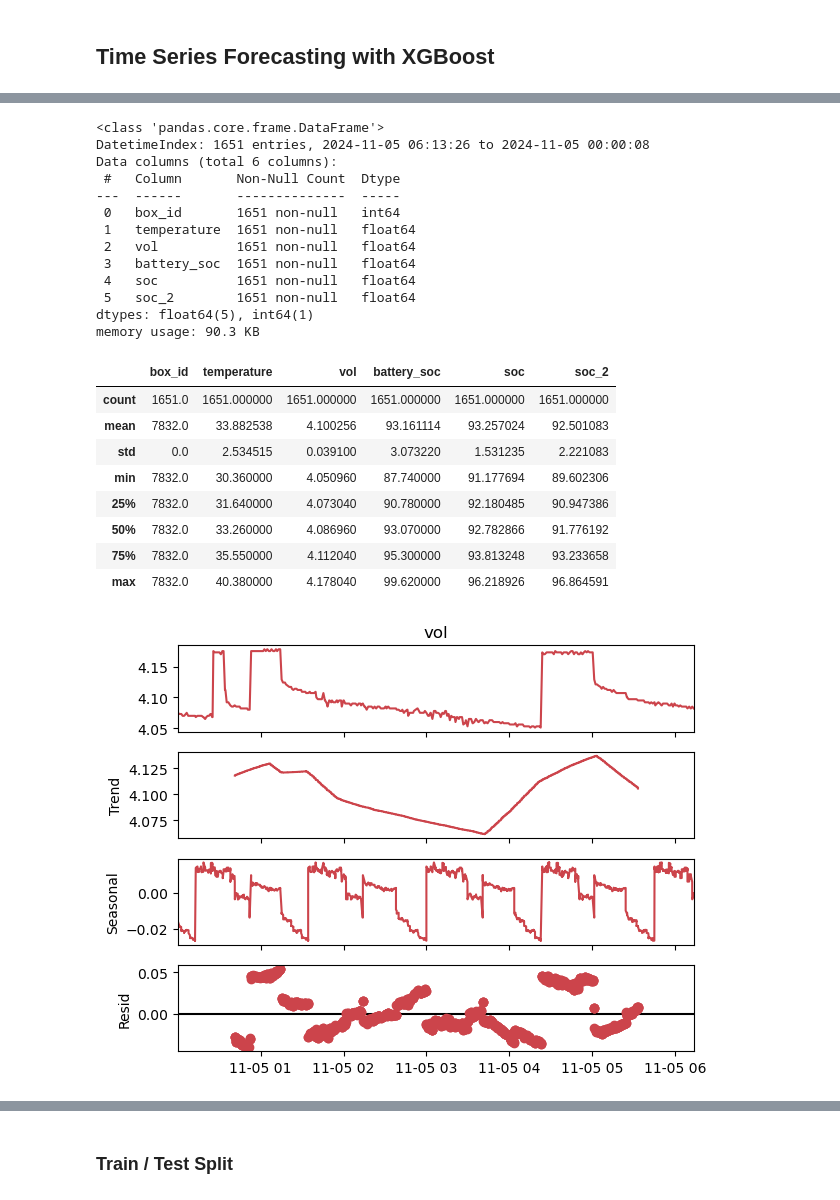
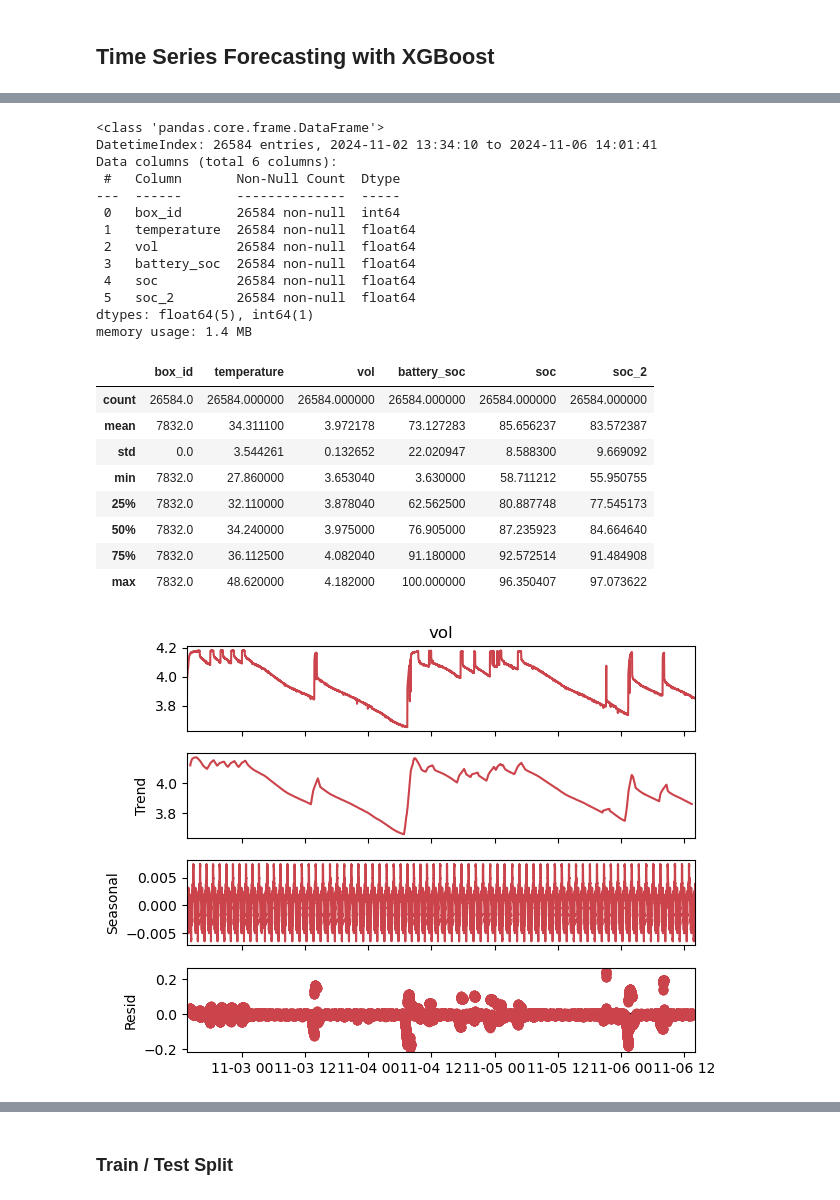
Before and after one commit to aenodehi/Time_Series_Track, a Jupyter notebook: TimeSeriesTrack_XGB.ipynb, the cells around one changed output, grey strips where cells are left out. Cells and saved outputs as stored; diff of their text form; code cells hidden in the pictures.

```diff
--- a/TimeSeriesTrack_XGB.ipynb
+++ b/TimeSeriesTrack_XGB.ipynb
@@ -73,11 +73,11 @@ def normalize(voltage):
 max_vol = 4.2
 min_vol = 3
 
-df_7832 = (df_7832
+df = (df_0
       .assign(vol=lambda x: x['v_bat'].apply(calculate_vol))
       .assign(Vnormalized=lambda x: x['vol'].apply(normalize))
       .assign(soc=lambda x: x['Vnormalized'].apply(calculate_soc))
       .assign(soc_2=lambda x: x['Vnormalized'].apply(calculate_soc_2)))
-df_7832.head()
+df.head()
 # %% [output]
 |  | v_bat | battery_soc | temperature | box_id | event_time | vol | Vnormalized | soc | soc_2 |
@@ -88,0 +102,3 @@ df_7832.head()
+# %%
+df = df.set_index('event_time')
+df.head()
@@ -89 +113,3 @@ df_7832.head()
+# %%
+df = df[['box_id', 'temperature', 'vol', 'battery_soc', 'soc', 'soc_2']]
 # %%
@@ -121,8 +135,8 @@ df_7832.head()
 # %%
-df_7832.index = pd.to_datetime(df_7832.index)
-# df_7832.sort_values('event_time', ascending=)
-df_7832.sort_index(inplace=True)
-df_7832.head()
+df.index = pd.to_datetime(df.index)
+# df.sort_values('event_time', ascending=True)
+df.sort_index(inplace=True)
+df.head()
 # %% [output]
 |  | box_id | temperature | vol | battery_soc | soc | soc_2 |
 | event_time |  |  |  |  |  |  |
@@ -134,31 +158,31 @@ df_7832.head()
 # %%
-df_7832.info()
+df.info()
 # %% [output]
 <class 'pandas.core.frame.DataFrame'>
-DatetimeIndex: 1651 entries, 2024-11-05 06:13:26 to 2024-11-05 00:00:08
+DatetimeIndex: 26584 entries, 2024-11-02 13:34:10 to 2024-11-06 14:01:41
 Data columns (total 6 columns):
  #   Column       Non-Null Count  Dtype
 ---  ------       --------------  -----
- 0   box_id       1651 non-null   int64
- 1   temperature  1651 non-null   float64
- 2   vol          1651 non-null   float64
- 3   battery_soc  1651 non-null   float64
- 4   soc          1651 non-null   float64
- 5   soc_2        1651 non-null   float64
+ 0   box_id       26584 non-null  int64
+ 1   temperature  26584 non-null  float64
+ 2   vol          26584 non-null  float64
+ 3   battery_soc  26584 non-null  float64
+ 4   soc          26584 non-null  float64
+ 5   soc_2        26584 non-null  float64
 dtypes: float64(5), int64(1)
-memory usage: 90.3 KB
+memory usage: 1.4 MB
 # %%
-df_7832.describe()
+df.describe()
 # %% [output]
 |  | box_id | temperature | vol | battery_soc | soc | soc_2 |
-| count | 1651.0 | 1651.000000 | 1651.000000 | 1651.000000 | 1651.000000 | 1651.000000 |
-| mean | 7832.0 | 33.882538 | 4.100256 | 93.161114 | 93.257024 | 92.501083 |
-| std | 0.0 | 2.534515 | 0.039100 | 3.073220 | 1.531235 | 2.221083 |
-| min | 7832.0 | 30.360000 | 4.050960 | 87.740000 | 91.177694 | 89.602306 |
-| 25% | 7832.0 | 31.640000 | 4.073040 | 90.780000 | 92.180485 | 90.947386 |
-| 50% | 7832.0 | 33.260000 | 4.086960 | 93.070000 | 92.782866 | 91.776192 |
-| 75% | 7832.0 | 35.550000 | 4.112040 | 95.300000 | 93.813248 | 93.233658 |
-| max | 7832.0 | 40.380000 | 4.178040 | 99.620000 | 96.218926 | 96.864591 |
+| count | 26584.0 | 26584.000000 | 26584.000000 | 26584.000000 | 26584.000000 | 26584.000000 |
+| mean | 7832.0 | 34.311100 | 3.972178 | 73.127283 | 85.656237 | 83.572387 |
+| std | 0.0 | 3.544261 | 0.132652 | 22.020947 | 8.588300 | 9.669092 |
+| min | 7832.0 | 27.860000 | 3.653040 | 3.630000 | 58.711212 | 55.950755 |
+| 25% | 7832.0 | 32.110000 | 3.878040 | 62.562500 | 80.887748 | 77.545173 |
+| 50% | 7832.0 | 34.240000 | 3.975000 | 76.905000 | 87.235923 | 84.664640 |
+| 75% | 7832.0 | 36.112500 | 4.082040 | 91.180000 | 92.572514 | 91.484908 |
+| max | 7832.0 | 48.620000 | 4.182000 | 100.000000 | 96.350407 | 97.073622 |
 # %%
 import matplotlib
 import matplotlib.pyplot as plt
@@ -167,8 +191,8 @@ plt.rcParams['axes.prop_cycle'] = matplotlib.cycler(color=['#cc444b', '#e89005']
 # %%
 from statsmodels.tsa.seasonal import seasonal_decompose
 
-seasonal_decompose(df_7832['vol'], period=365).plot()
+seasonal_decompose(df['vol'], period=365).plot()
 plt.show()
 # %% [output]
-[figure, old version]
+[figure, new version]
 # %%
```
Also changed, not shown: parts of 46 cells of this notebook, 28 other files.
